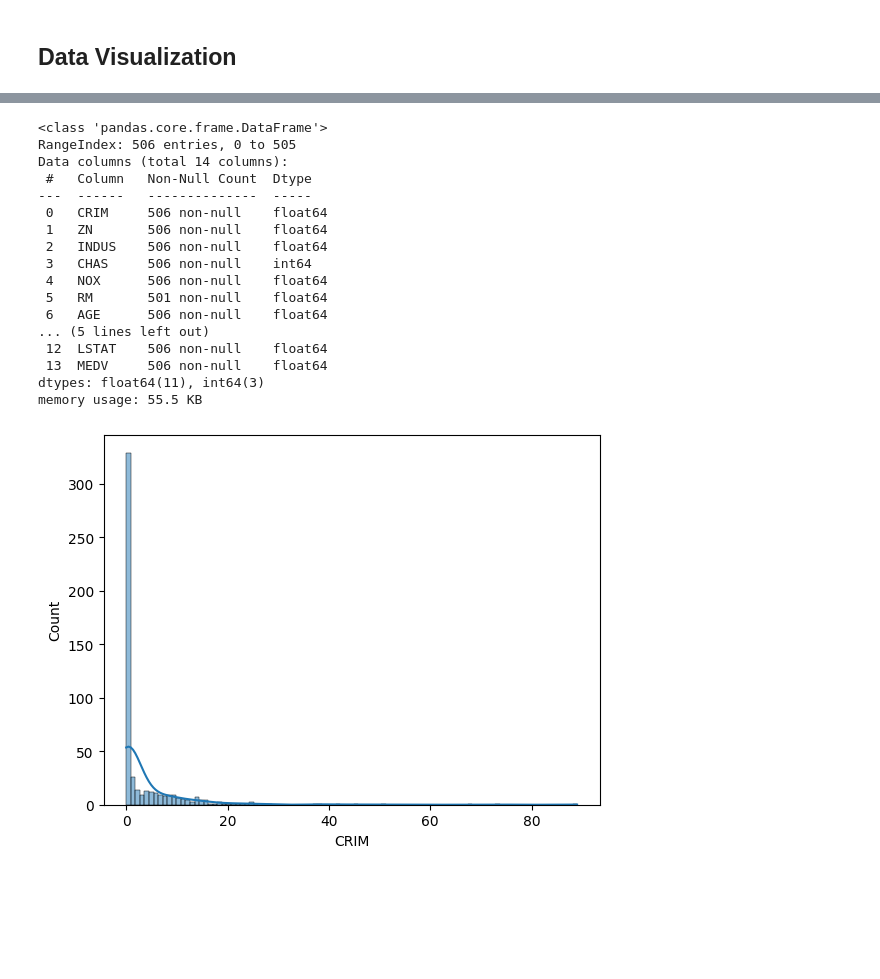
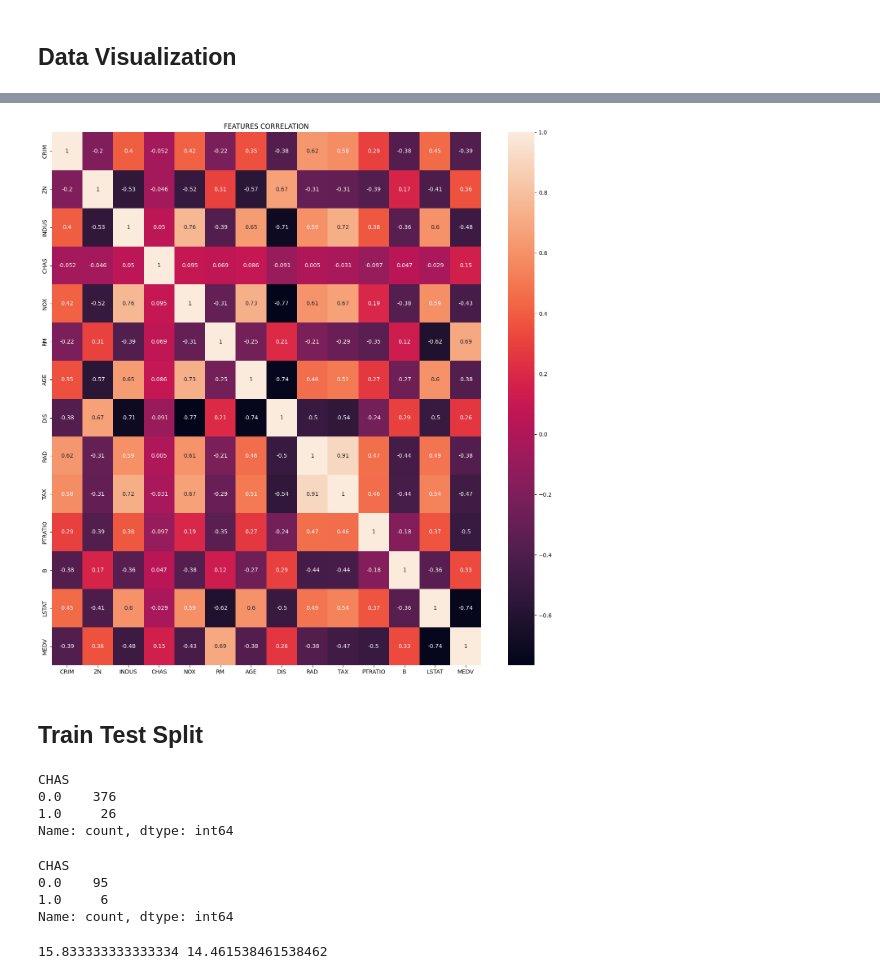
Before and after one commit to Shriram-Vibhute/House_Price_Prediction, a Jupyter notebook: project.ipynb, the cells around one changed output, grey strips where cells are left out. Cells and saved outputs as stored; diff of their text form; code cells hidden in the pictures; blank space fills up the shorter version.

Commit message:
notebook update - Performed Data Visulization and Data Splitting types and criterias

```diff
--- a/project.ipynb
+++ b/project.ipynb
@@ -129,25 +118,11 @@ plt.show()
-# %%
-df.info()
-# %% [output]
-<class 'pandas.core.frame.DataFrame'>
-RangeIndex: 506 entries, 0 to 505
-Data columns (total 14 columns):
- #   Column   Non-Null Count  Dtype
----  ------   --------------  -----
- 0   CRIM     506 non-null    float64
- 1   ZN       506 non-null    float64
- 2   INDUS    506 non-null    float64
- 3   CHAS     506 non-null    int64
- 4   NOX      506 non-null    float64
- 5   RM       501 non-null    float64
- 6   AGE      506 non-null    float64
-... (5 lines left out)
- 12  LSTAT    506 non-null    float64
- 13  MEDV     506 non-null    float64
-dtypes: float64(11), int64(3)
-memory usage: 55.5 KB
-# %%
-sns.histplot(x = df['CRIM'], kde = True, )
-plt.show()
-# %% [output]
-[figure, removed]
+# %%
+co_relation = housing.corr()
+# %%
+plt.figure(figsize=(17, 17))
+sns.heatmap(data=co_relation, annot=True, cbar=True)
+plt.title("FEATURES CORRELATION")
+plt.show()
+# %% [output]
+[figure, added]
+# %% [markdown]
+## Train Test Split
@@ -153,0 +135,19 @@ plt.show()
+# %%
+train['CHAS'].value_counts()
+# %% [output]
+CHAS
+0.0    376
+1.0     26
+Name: count, dtype: int64
+# %%
+test['CHAS'].value_counts()
+# %% [output]
+CHAS
+0.0    95
+1.0     6
+Name: count, dtype: int64
+# %%
+# The ratio of categories should be same in both train and test size
+print(95/6, 376/26)
+# %% [output]
+15.833333333333334 14.461538461538462
```
Also changed, not shown: parts of 4 cells of this notebook.
